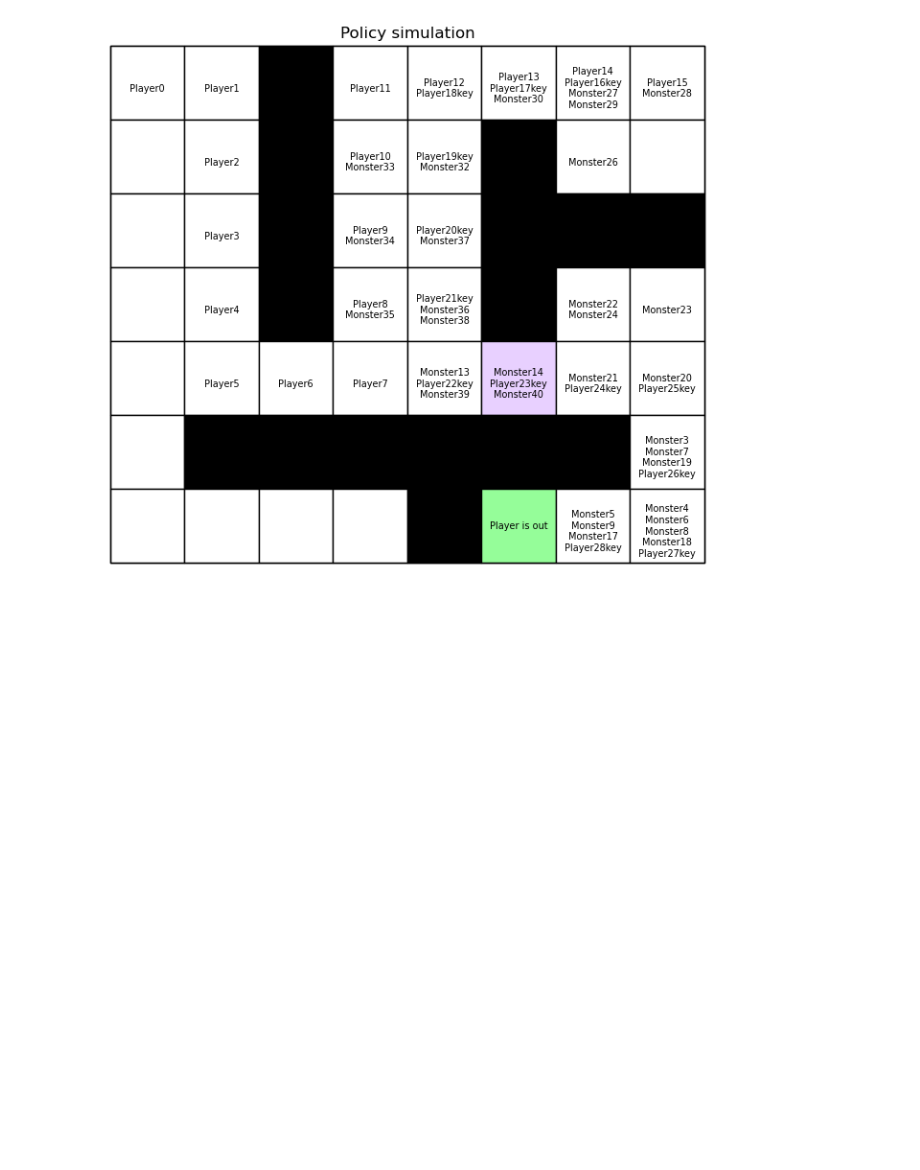
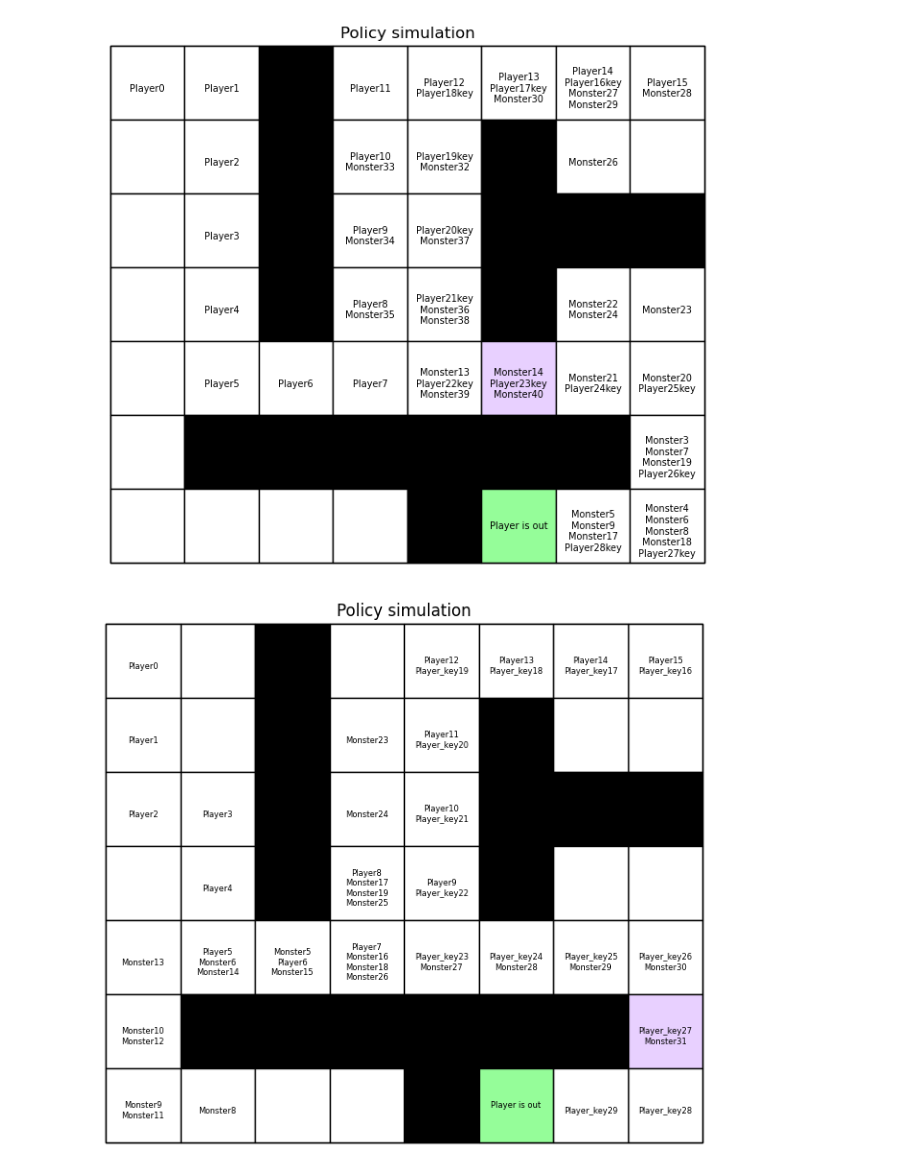
Before and after one commit to tawsiislam/RL_labs, a Jupyter notebook: lab1/key.ipynb, the cells around one changed output. Saved outputs shown, nothing was run; the diff lists cells and outputs as text; code cells hidden in the pictures; blank space fills up the shorter version.

```diff
--- a/lab1/key.ipynb
+++ b/lab1/key.ipynb
@@ -28,3 +28,46 @@ mz.animate_solution(maze_mat, path)
 #print(path)
 # %% [output]
 [figure]
+# %%
+#SARSA
+import numpy as np
+import matplotlib.pyplot as plt
+import problem1_bonus as mz_b
+maze_mat = np.array([
+                [0, 0, 1, 0, 0, 0, 0, 0],
+                [0, 0, 1, 0, 0, 1, 0, 0],
+                [0, 0, 1, 0, 0, 1, 1, 1],
+                [0, 0, 1, 0, 0, 1, 0, 0],
+                [0, 0, 0, 0, 0, 0, 0, 0],
+                [0, 1, 1, 1, 1, 1, 1, 0],
+                [0, 0, 0, 0, 1, 2, 0, 0]])
+start_pos = (0,0)
+minotaur_pos = (6,5)
+key_pos = (0,7)
+mz_b.draw_maze(maze_mat, start_pos, minotaur_pos,key_pos)
+# SARSA
+env = mz_b.Maze_bonus(maze_mat,None,False,False,False)
+n_states  = env.n_states
+n_actions = env.n_actions
+# Finite horizon
+no_episodes = 100000
+t_horizon = 300
+alpha = 2/3
+gamma = 49/50
+epsilon_list = [0.1,0.2]
+start  = ((0, 0),(6, 5),0)
+value_mat = [[],[]]
+Q_init = np.zeros((n_states, n_actions))
+# Solve the MDP problem with dynamic programming
+Q, policy, value_list_1 = mz_b.SARSA(env,Q_init,start,no_episodes,t_horizon,alpha,gamma,epsilon_list[0])
+value_mat[0] = value_list_1
+Q, policy1, value_list_2 = mz_b.SARSA(env,Q_init,start,no_episodes,t_horizon,alpha,gamma,epsilon_list[1])
+value_mat[1] = value_list_2
+print("Simulation done")
+method = 'ValIter'
+path = env.simulate(start, policy1, method)
+# Show the shortest path
+print(path)
+mz_b.animate_solution(maze_mat, path)
+# %% [output]
+[figure, added]
```
Also changed, not shown: parts of 1 cell of this notebook, 6 other files.
